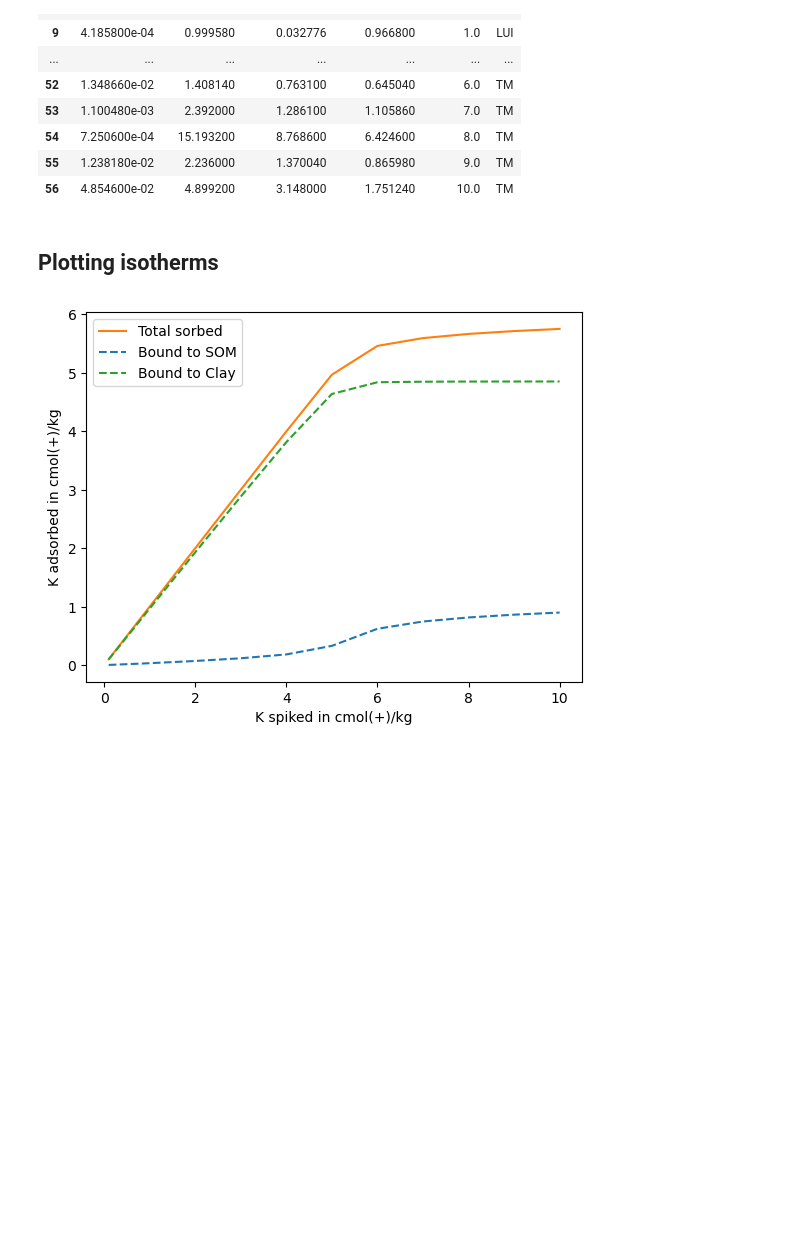
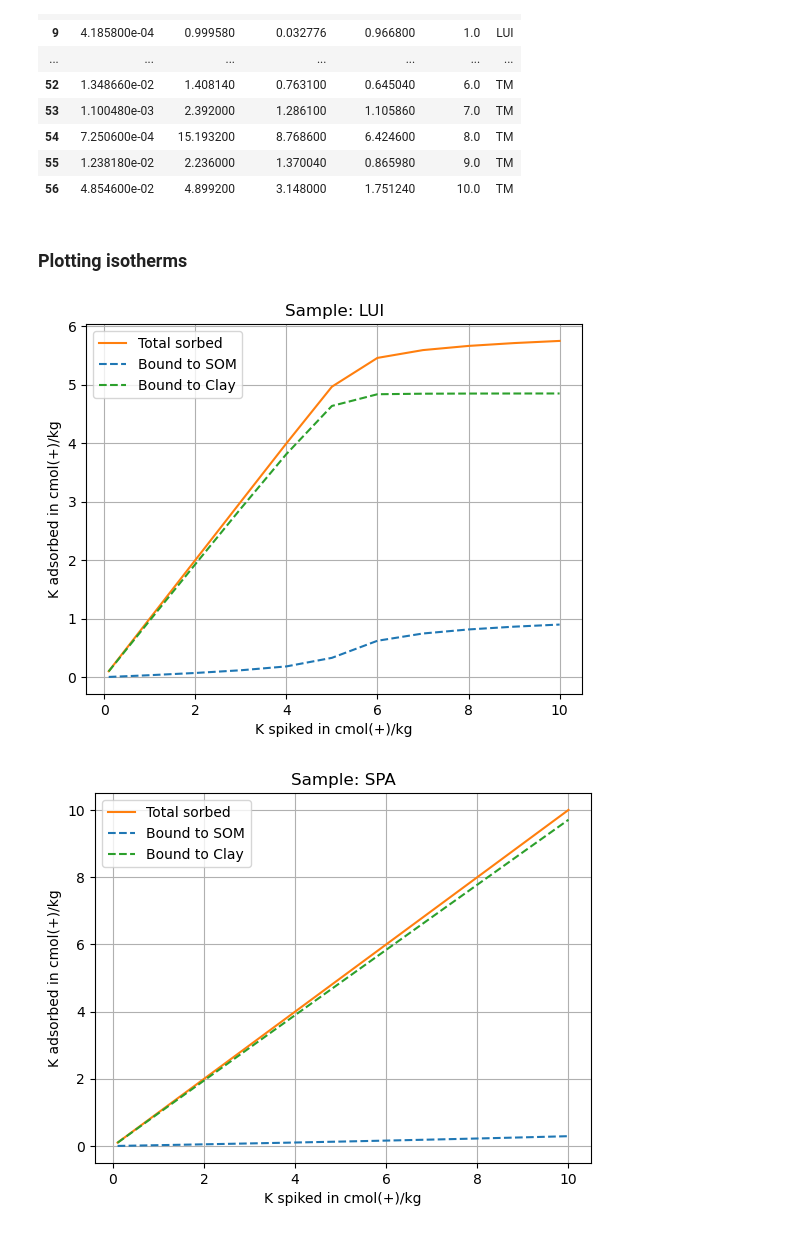
Before and after one commit to franckalbinet/spik, a Jupyter notebook: nbs/paper/adsorption-isotherms.ipynb, the cells around one changed output. Saved outputs shown, nothing was run; the diff lists cells and outputs as text; code cells hidden in the pictures; blank space fills up the shorter version.

```diff
--- a/nbs/paper/adsorption-isotherms.ipynb
+++ b/nbs/paper/adsorption-isotherms.ipynb
@@ -107,22 +109,26 @@ df
 | 55 | 1.238180e-02 | 2.236000 | 1.370040 | 0.865980 | 9.0 | TM |
 | 56 | 4.854600e-02 | 4.899200 | 3.148000 | 1.751240 | 10.0 | TM |
 # %% [markdown]
-## Plotting isotherms
+### Plotting isotherms
-# %%
-data = df[df.soil == 'LUI']
 # %%
-columns_to_plot = ['Total sorbed', 'Bound to SOM', 'Bound to Clay']
+for s in ['LUI', 'SPA', 'TM']:
+    data = df[df.soil == s]
 
-colors = ['tab:orange', 'tab:blue', 'tab:green']
-#line_styles = ['-', '--', ':']
-line_styles = ['-', '--', '--']
+    columns_to_plot = ['Total sorbed', 'Bound to SOM', 'Bound to Clay']
 
-fig, ax = plt.subplots()
-for col, color, line_style in zip(columns_to_plot, colors, line_styles):
-    ax.plot(data['k_titrated'], data[col], color=color, linestyle=line_style, label=col)
+    colors = ['tab:orange', 'tab:blue', 'tab:green']
+    #line_styles = ['-', '--', ':']
+    line_styles = ['-', '--', '--']
 
-plt.xlabel('K spiked in cmol(+)/kg')
-plt.ylabel('K adsorbed in cmol(+)/kg')
-ax.legend();
+    fig, ax = plt.subplots()
+    for col, color, line_style in zip(columns_to_plot, colors, line_styles):
+        ax.plot(data['k_titrated'], data[col], color=color, linestyle=line_style, label=col)
+
+    plt.xlabel('K spiked in cmol(+)/kg')
+    plt.ylabel('K adsorbed in cmol(+)/kg')
+    plt.grid(True)
+    ax.legend()
+    ax.set_title(f'Sample: {s}')
 # %% [output]
-[figure, old version]
+[figure, new version]
+[figure, added]
```
Also changed, not shown: parts of 22 cells of this notebook, 5 other files.
